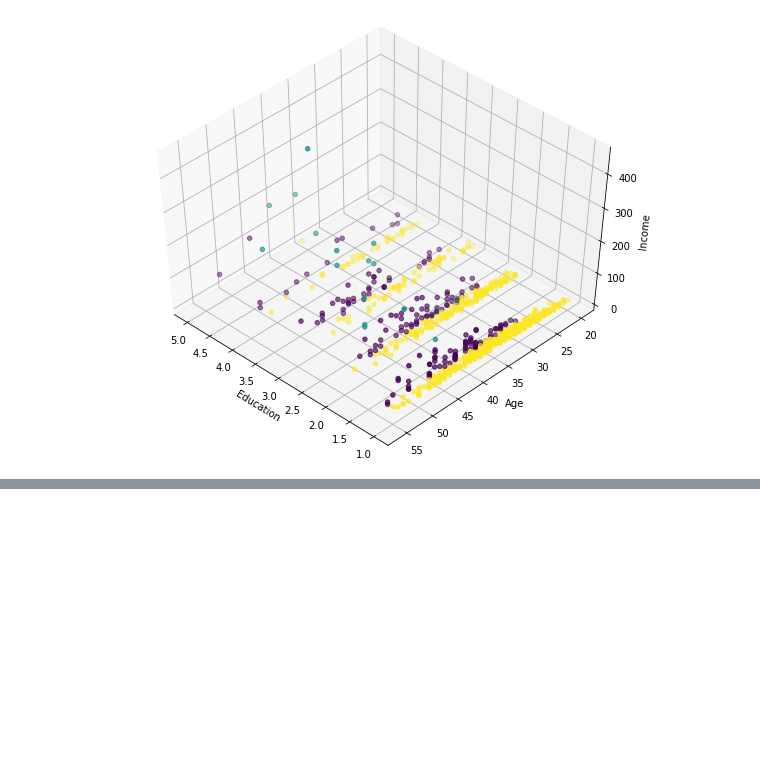
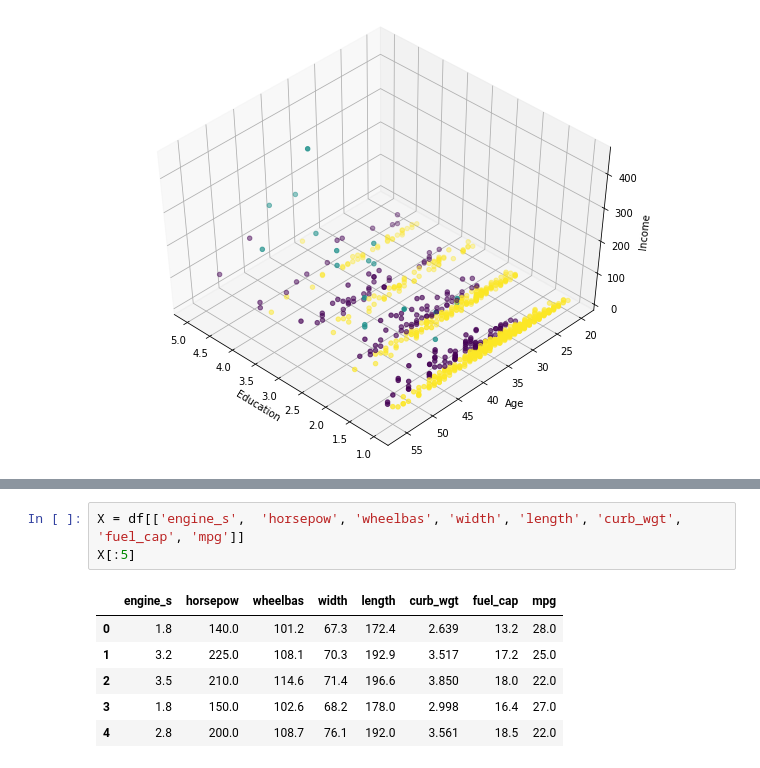
Before and after one commit to ArvindR03/CourseNotes, a Jupyter notebook: Machine Learning With Python IBM/IBM Machine Learning With Python.ipynb, the cells around one changed output, grey strips where cells are left out. Drawn from its saved outputs; the diff is of its cells as text; blank space fills up the shorter version.

```diff
--- a/Machine Learning With Python IBM/IBM Machine Learning With Python.ipynb
+++ b/Machine Learning With Python IBM/IBM Machine Learning With Python.ipynb
@@ -1243,0 +1307,10 @@ Here we visualised our data to see how the clustering divided our data. By the l
+# %%
+X = df[['engine_s',  'horsepow', 'wheelbas', 'width', 'length', 'curb_wgt', 'fuel_cap', 'mpg']]
+X[:5]
+# %% [output]
+|  | engine_s | horsepow | wheelbas | width | length | curb_wgt | fuel_cap | mpg |
+| 0 | 1.8 | 140.0 | 101.2 | 67.3 | 172.4 | 2.639 | 13.2 | 28.0 |
+| 1 | 3.2 | 225.0 | 108.1 | 70.3 | 192.9 | 3.517 | 17.2 | 25.0 |
+| 2 | 3.5 | 210.0 | 114.6 | 71.4 | 196.6 | 3.850 | 18.0 | 22.0 |
+| 3 | 1.8 | 150.0 | 102.6 | 68.2 | 178.0 | 2.998 | 16.4 | 27.0 |
+| 4 | 2.8 | 200.0 | 108.7 | 76.1 | 192.0 | 3.561 | 18.5 | 22.0 |
```
Also changed, not shown: parts of 11 cells of this notebook, 2 other files.
